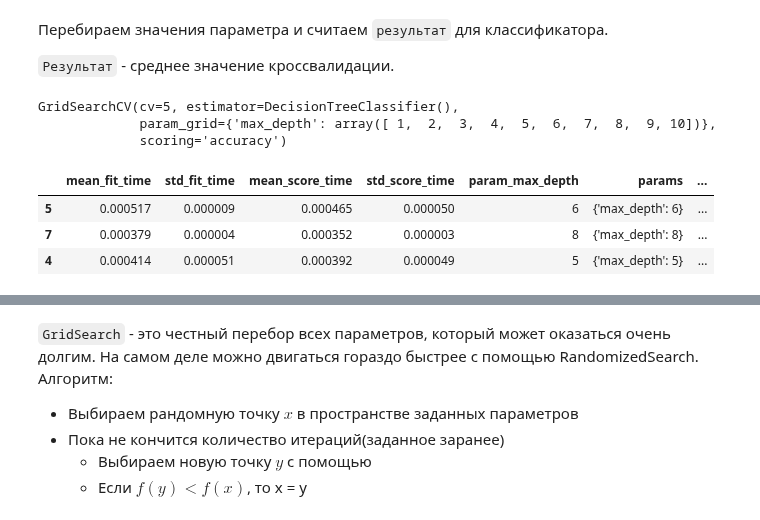
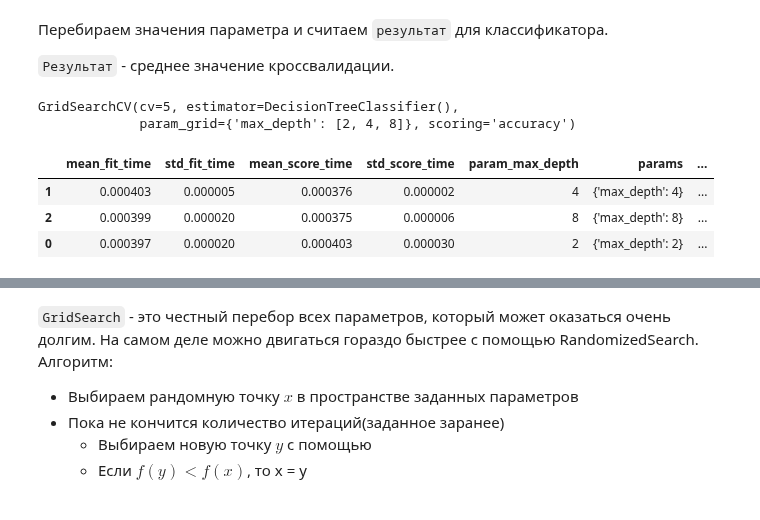
Before and after one commit to kokamido/ml2023, a Jupyter notebook: 03-Features/Metrics.ipynb, the cells around one changed output, grey strips where cells are left out. Cells and saved outputs as stored; diff of their text form; code cells hidden in the pictures.

```diff
--- a/03-Features/Metrics.ipynb
+++ b/03-Features/Metrics.ipynb
@@ -62,7 +57,7 @@ from sklearn.tree import DecisionTreeClassifier as DTC
 from sklearn.datasets import load_iris # в sklearn есть встроенные датасеты
 
 iris=load_iris()
-params = {'max_depth': np.arange(1, 11)}
+params = {'max_depth': [2, 4, 8]}
 
 gs = GridSearchCV(
         estimator = DTC(), #классификатор
@@ -74,15 +69,14 @@ gs = GridSearchCV(
 gs.fit(iris.data, iris.target)
 # %% [output]
 GridSearchCV(cv=5, estimator=DecisionTreeClassifier(),
-             param_grid={'max_depth': array([ 1,  2,  3,  4,  5,  6,  7,  8,  9, 10])},
-             scoring='accuracy')
+             param_grid={'max_depth': [2, 4, 8]}, scoring='accuracy')
 # %%
-pd.DataFrame.from_dict(gs.cv_results_).sort_values(by='rank_test_score').head(3)
+pd.DataFrame.from_dict(gs.cv_results_).sort_values(by='rank_test_score').head(4)
 # %% [output]
 |  | mean_fit_time | std_fit_time | mean_score_time | std_score_time | param_max_depth | params | ... |
-| 5 | 0.000517 | 0.000009 | 0.000465 | 0.000050 | 6 | {'max_depth': 6} | ... |
-| 7 | 0.000379 | 0.000004 | 0.000352 | 0.000003 | 8 | {'max_depth': 8} | ... |
-| 4 | 0.000414 | 0.000051 | 0.000392 | 0.000049 | 5 | {'max_depth': 5} | ... |
+| 1 | 0.000403 | 0.000005 | 0.000376 | 0.000002 | 4 | {'max_depth': 4} | ... |
+| 2 | 0.000399 | 0.000020 | 0.000375 | 0.000006 | 8 | {'max_depth': 8} | ... |
+| 0 | 0.000397 | 0.000020 | 0.000403 | 0.000030 | 2 | {'max_depth': 2} | ... |
 # %% [markdown]
 ## Random Search
 ![title](https://i.stack.imgur.com/cIDuR.png)
```
Also changed, not shown: parts of 20 cells of this notebook.
